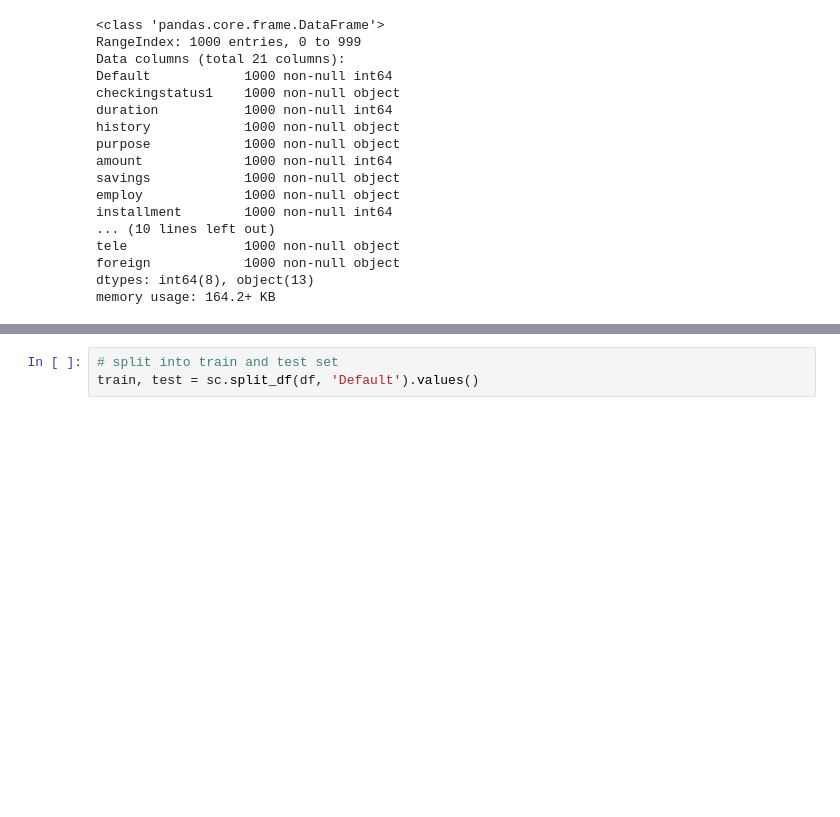
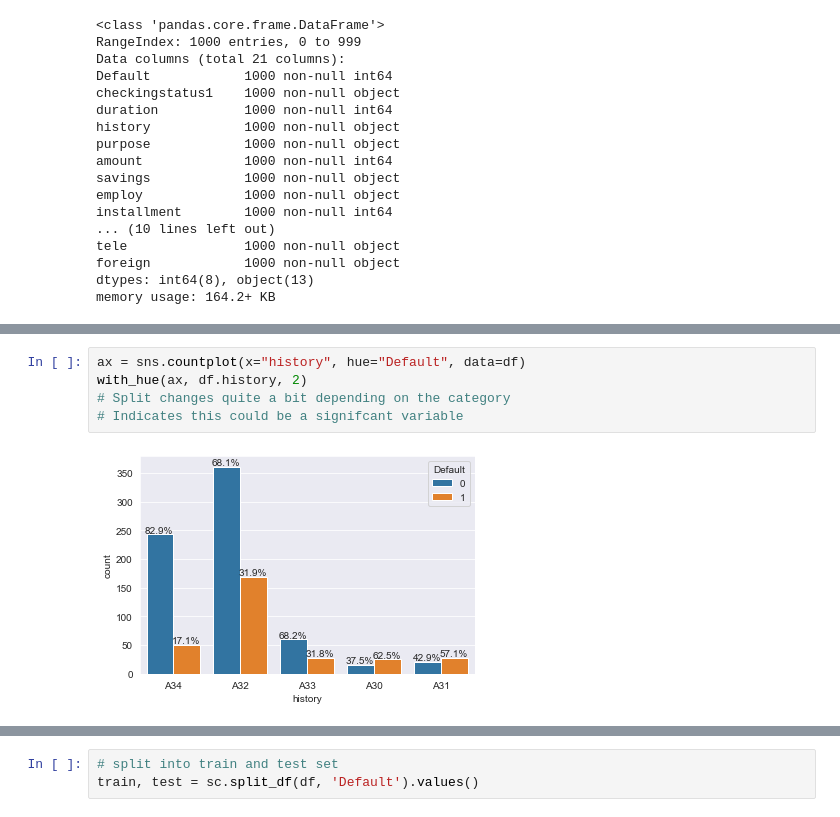
Before and after one commit to Alex0896/Credit-Scorecard-Project, a Jupyter notebook: Example Attempt 2/Scorecard Example 2.ipynb, the cells around one changed output, grey strips where cells are left out. Drawn from its saved outputs; the diff is of its cells as text; blank space fills up the shorter version.

```diff
--- a/Example Attempt 2/Scorecard Example 2.ipynb
+++ b/Example Attempt 2/Scorecard Example 2.ipynb
@@ -58,0 +85,7 @@ df.describe()
+# %%
+ax = sns.countplot(x="history", hue="Default", data=df)
+with_hue(ax, df.history, 2)
+# Split changes quite a bit depending on the category
+# Indicates this could be a signifcant variable
+# %% [output]
+[figure, added]
```
Also changed, not shown: parts of 11 cells of this notebook.
